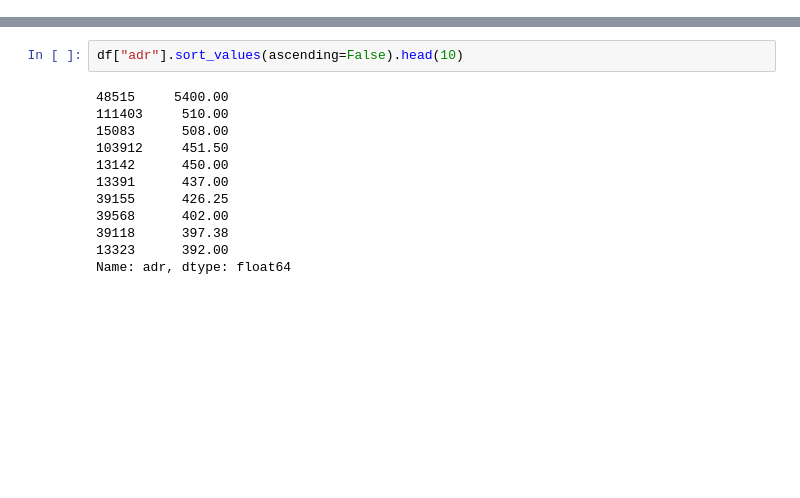
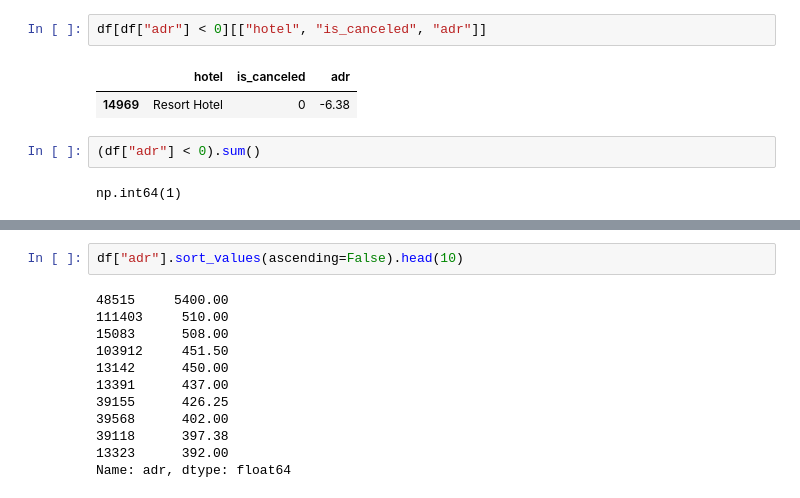
Before and after one commit to Gustazx22/projetodataset, a Jupyter notebook: projeto.ipynb, the cells around one changed output, grey strips where cells are left out. Drawn from its saved outputs; the diff is of its cells as text; blank space fills up the shorter version.

```diff
--- a/projeto.ipynb
+++ b/projeto.ipynb
@@ -14,0 +92,9 @@ Name: adr, dtype: float64
+# %%
+df[df["adr"] < 0][["hotel", "is_canceled", "adr"]]
+# %% [output]
+|  | hotel | is_canceled | adr |
+| 14969 | Resort Hotel | 0 | -6.38 |
+# %%
+(df["adr"] < 0).sum()
+# %% [output]
+np.int64(1)
```
Also changed, not shown: parts of 10 cells of this notebook.
